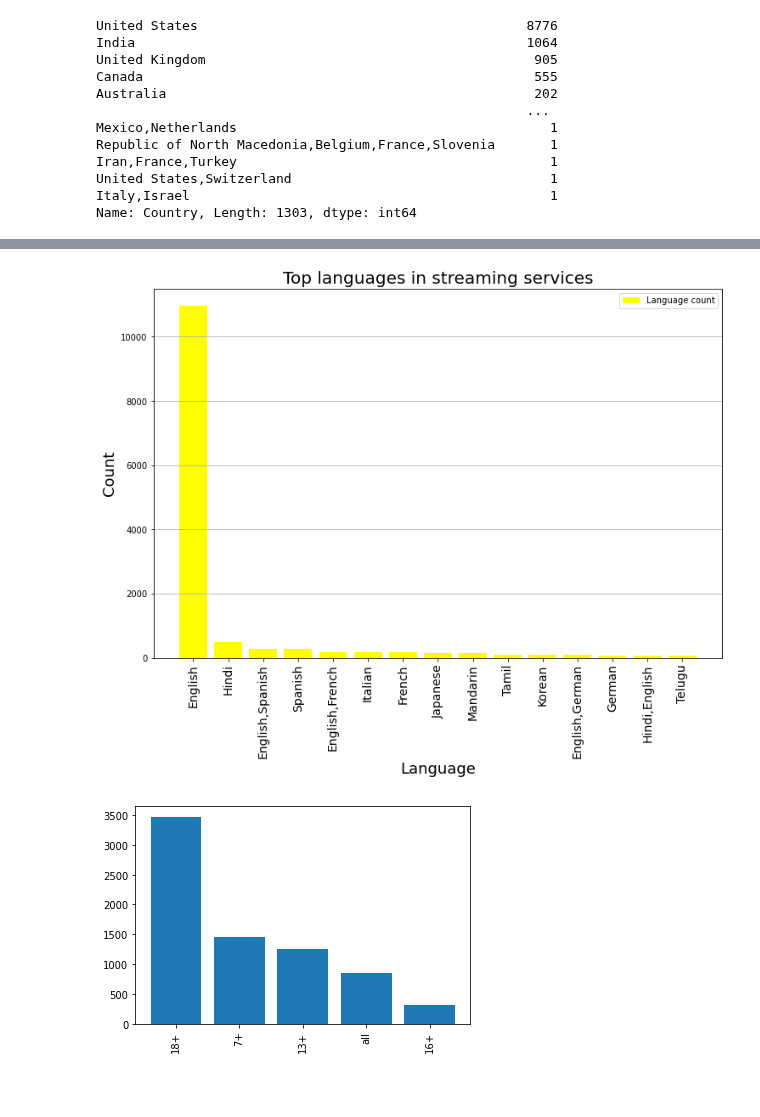
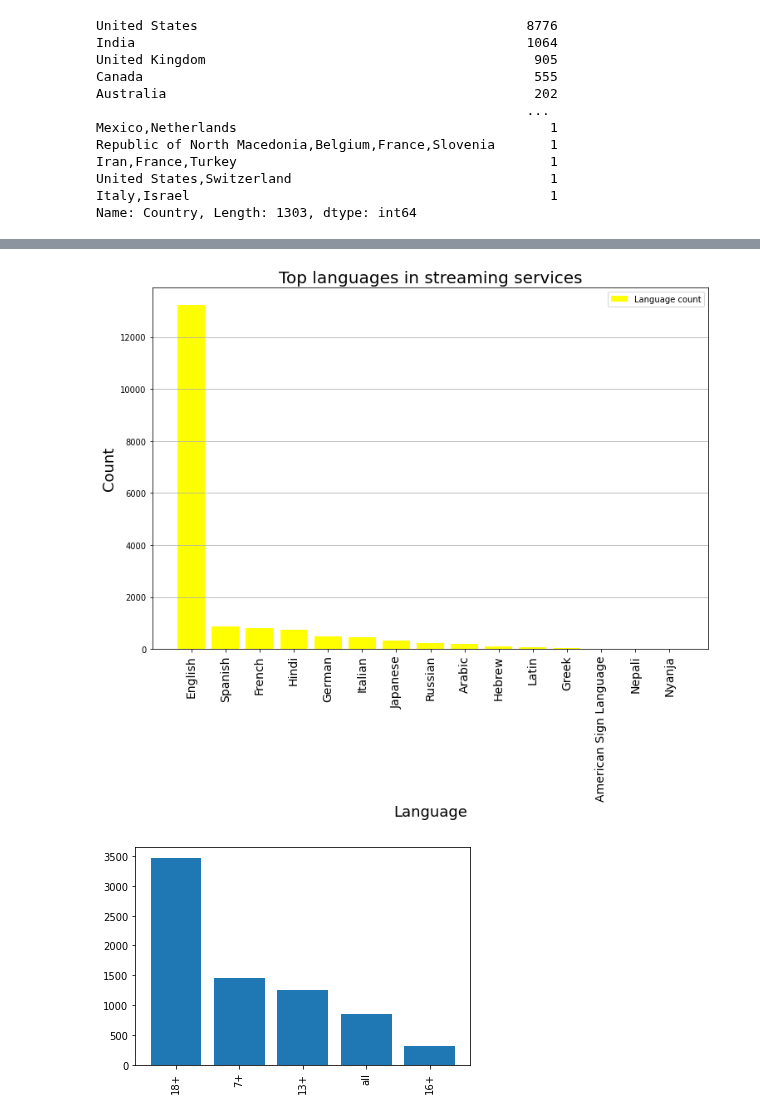
Before and after one commit to jacance/streaming-service-analysis, a Jupyter notebook: PrimeFlix_Tara.ipynb, the cells around one changed output, grey strips where cells are left out. Drawn from its saved outputs; the diff is of its cells as text; code cells hidden in the pictures; blank space fills up the shorter version.

```diff
--- a/PrimeFlix_Tara.ipynb
+++ b/PrimeFlix_Tara.ipynb
@@ -367,0 +364,27 @@ plt.show()
+# %%
+#Create new dataframe excluding null values from 'Language'
+language_df = combined_df[combined_df['Language'].notnull()]
+
+#Split genres name and count no. of movies in each genre
+language_count = {}
+for x in language_df["Language"].values:
+
+    language_list = x.split(",")
+    #print (language_list)
+    for y in language_list:
+        y = y.strip()
+        #print(y)
+        if y not in language_count:
+            language_count[y]=0
+        language_count[y] +=1
+        #print(country_count)
+
+#country_count
+
+language_name = language_count.keys()
+count_language = language_count.values()
+
+
+
+alllanguages_df=pd.DataFrame(count_language, language_name)
+alllanguages_df.head(5)
@@ -368,30 +398,30 @@ plt.show()
 # %%
 #Select the top 15 languages by value counts
-language_df = combined_df['Language'].value_counts()
-language_top = language_df[0:15]
-language_top_df=language_top.to_frame().reset_index().rename(columns={'index':'Language', 'Language':'Counts'})
+language_top = alllanguages_df[0:15]
+language_top_df=language_top.reset_index().rename(columns={'index':'Language', 0:'Counts'})
+language_top_df= language_top_df.sort_values('Counts',ascending = False)
 
 #Specify x & y values
 xvalues = language_top_df['Language'].values
 yvalues= language_top_df['Counts'].values
 
 #Plot the bar chart
 plt.figure(figsize=(12,8))
 plt.grid(axis='y')
 plt.bar(xvalues, yvalues, label='Language count', color='yellow', alpha = 1, align="center")
 plt.xticks(language_top_df['Language'].values, rotation=90, fontsize=14)
 
 # Set a Title and labels
 plt.title("Top languages in streaming services", fontsize=20)
 plt.xlabel("Language", fontsize=18)
 plt.ylabel("Count", fontsize=18)
 plt.legend()
 
 # Save the figure & show fig
 plt.savefig("Images/languages.png")
 plt.show()
 # %% [output]
-[figure, old version]
+[figure, new version]
 # %%
 age = combined_df['Age'].value_counts()
 #age
```
Also changed, not shown: parts of 14 cells of this notebook.
